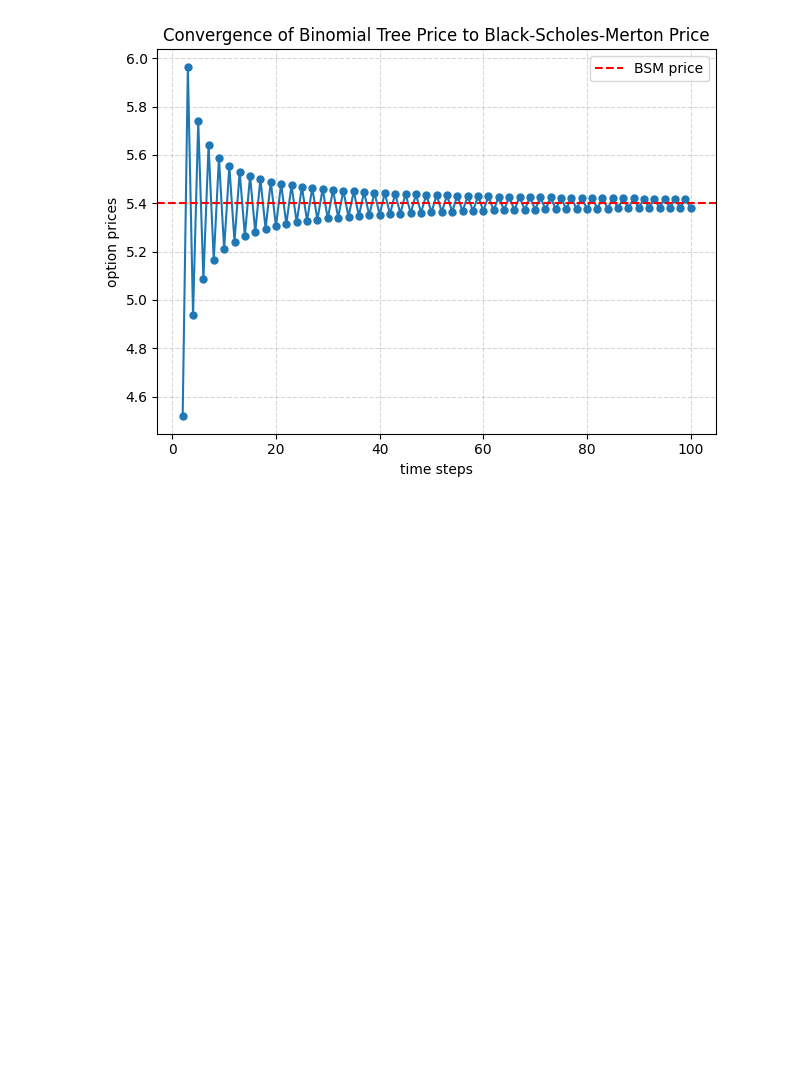
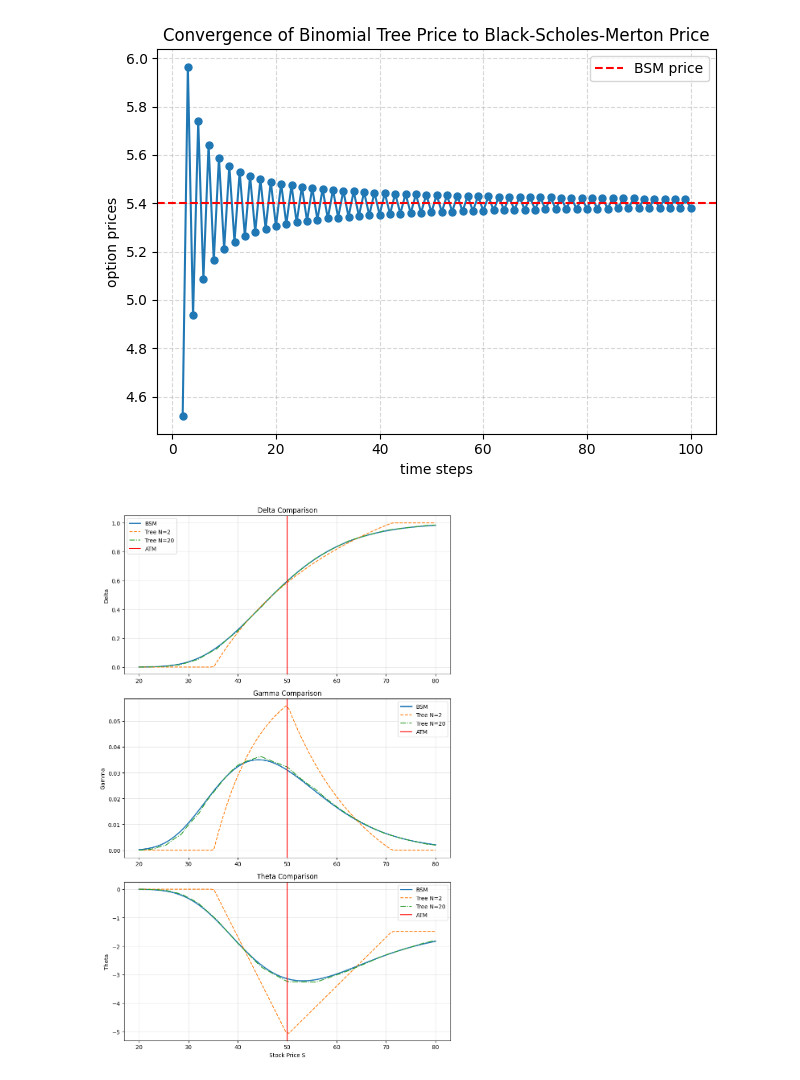
Before and after one commit to hsiuhsil/options_futures_derivatives, a Jupyter notebook: notebooks/Binomial Trees.ipynb, the cells around one changed output. Cells and saved outputs as stored; diff of their text form; code cells hidden in the pictures; blank space fills up the shorter version.

Commit message:
Add Delta, Gamma, and Theta comparison between BSM and binomial tree

```diff
--- a/notebooks/Binomial Trees.ipynb
+++ b/notebooks/Binomial Trees.ipynb
@@ -77,3 +78,70 @@ plt.tight_layout()
 plt.show()
 # %% [output]
 [figure]
+# %%
+# Parameters
+s_vals = np.linspace(20, 80, 100)
+k = 50
+T = 1
+r = 0.03
+sigma = 0.25
+q = 0.0
+option_type = 'call'
+exercise_style = 'European'
+
+N_small = 2
+N_medium = 20
+
+# Compute BSM Greeks
+delta_bsm_vals = np.array([delta_bsm(option_type, s, k, r, sigma, T, q) for s in s_vals])
+gamma_bsm_vals = np.array([gamma_bsm(s, k, r, sigma, T, q) for s in s_vals])
+theta_bsm_vals = np.array([theta_bsm(option_type, s, k, r, sigma, T, q) for s in s_vals])
+
+# Compute Tree Greeks (N=2)
+delta_tree_2 = np.array([delta_tree(option_type, exercise_style, s, k, sigma, T, N_small, r, q) for s in s_vals])
+gamma_tree_2 = np.array([gamma_tree(option_type, exercise_style, s, k, sigma, T, N_small, r, q) for s in s_vals])
+theta_tree_2 = np.array([theta_tree(option_type, exercise_style, s, k, sigma, T, N_small, r, q) for s in s_vals])
+
+# Compute Tree Greeks (N=20)
+delta_tree_20 = np.array([delta_tree(option_type, exercise_style, s, k, sigma, T, N_medium, r, q) for s in s_vals])
+gamma_tree_20 = np.array([gamma_tree(option_type, exercise_style, s, k, sigma, T, N_medium, r, q) for s in s_vals])
+theta_tree_20 = np.array([theta_tree(option_type, exercise_style, s, k, sigma, T, N_medium, r, q) for s in s_vals])
+
+# Plotting
+fig, axes = plt.subplots(3, 1, figsize=(9, 14))
+
+# delta
+axes[0].plot(s_vals, delta_bsm_vals, label='BSM', linewidth=2)
+axes[0].plot(s_vals, delta_tree_2, label='Tree N=2', linestyle='--')
+axes[0].plot(s_vals, delta_tree_20, label='Tree N=20', linestyle='-.')
+axes[0].axvline(k, color='r', linestyle='-', label='ATM')
+axes[0].set_title('Delta Comparison')
+axes[0].set_ylabel('Delta')
+axes[0].legend()
+axes[0].grid(True, alpha=0.3)
+
+# gamma
+axes[1].plot(s_vals, gamma_bsm_vals, label='BSM', linewidth=2)
+axes[1].plot(s_vals, gamma_tree_2, label='Tree N=2', linestyle='--')
+axes[1].plot(s_vals, gamma_tree_20, label='Tree N=20', linestyle='-.')
+axes[1].axvline(k, color='r', linestyle='-', label='ATM')
+axes[1].set_title('Gamma Comparison')
+axes[1].set_ylabel('Gamma')
+axes[1].legend()
+axes[1].grid(True, alpha=0.3)
+
+# theta
+axes[2].plot(s_vals, theta_bsm_vals, label='BSM', linewidth=2)
+axes[2].plot(s_vals, theta_tree_2, label='Tree N=2', linestyle='--')
+axes[2].plot(s_vals, theta_tree_20, label='Tree N=20', linestyle='-.')
+axes[2].axvline(k, color='r', linestyle='-', label='ATM')
+axes[2].set_title('Theta Comparison')
+axes[2].set_xlabel('Stock Price S')
+axes[2].set_ylabel('Theta')
+axes[2].legend()
+axes[2].grid(True, alpha=0.3)
+
+plt.tight_layout()
+plt.show()
+# %% [output]
+[figure, added]
```
Also changed, not shown: parts of 1 cell of this notebook, 1 other file.
